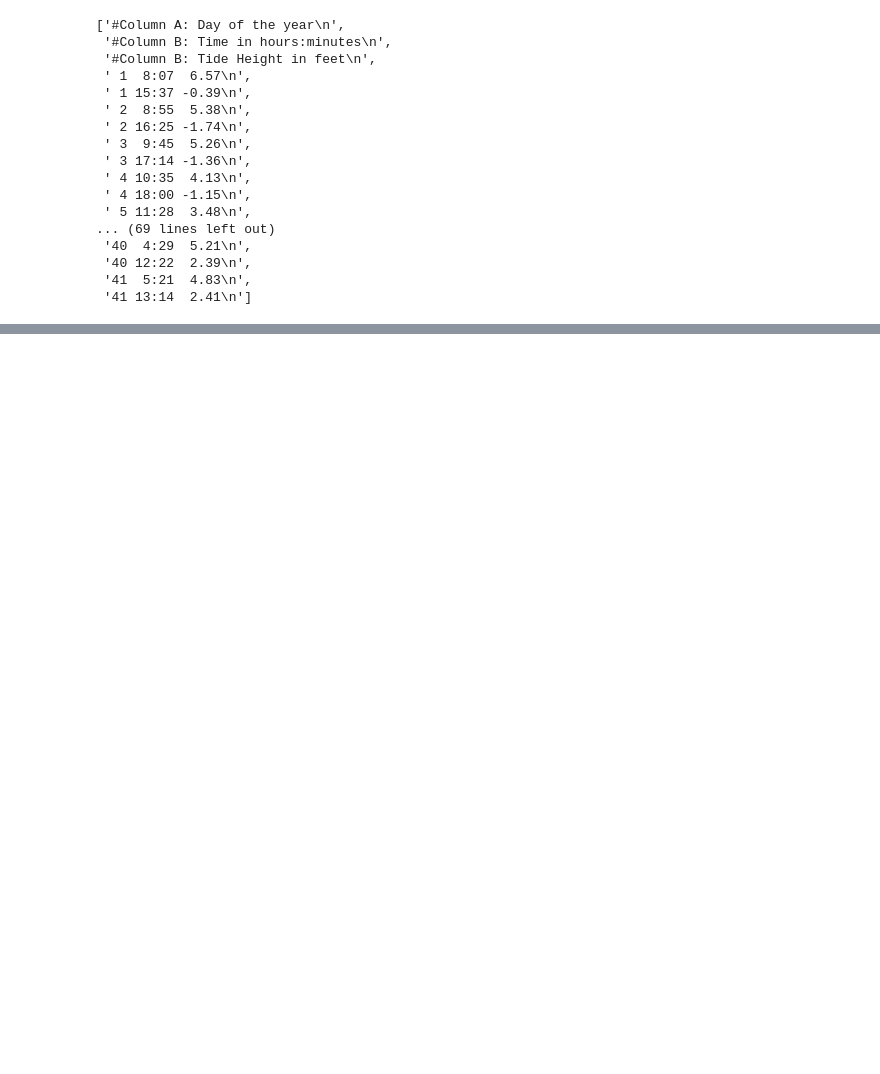
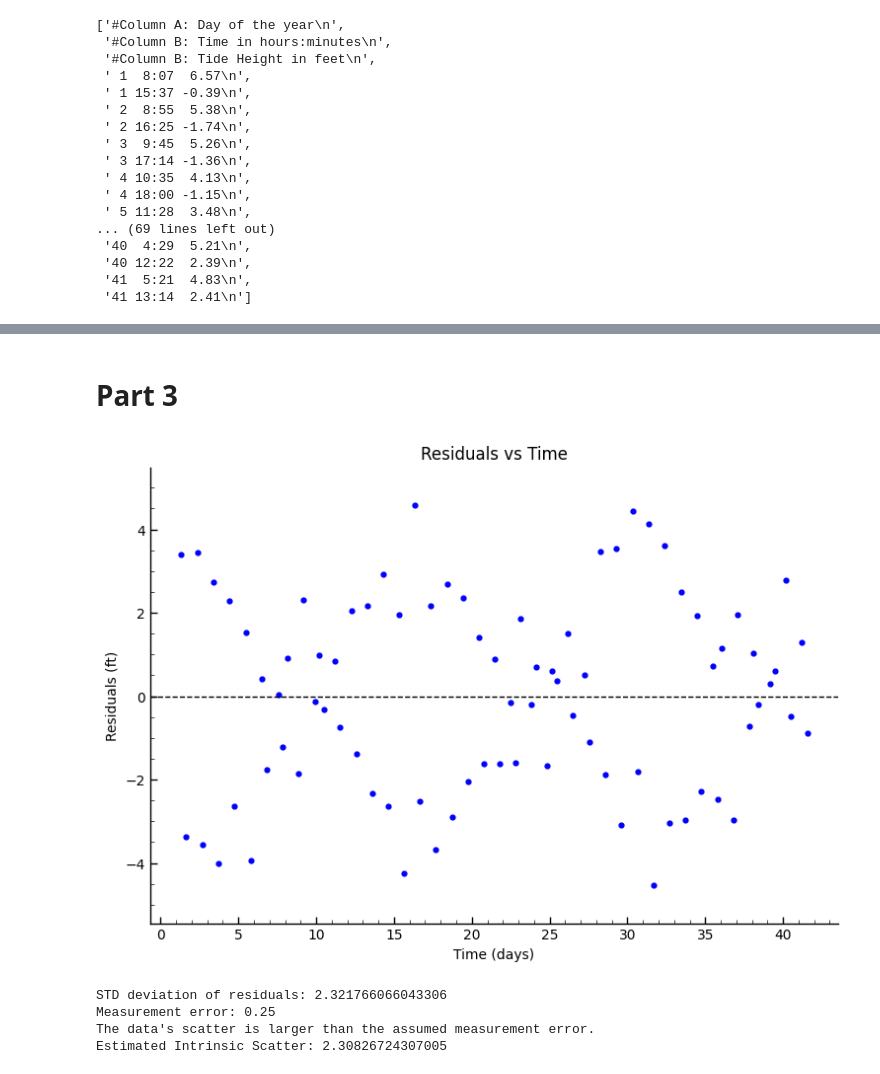
Before and after one commit to crod1333/group5-astr-19, a Jupyter notebook: group5-tidal-project.ipynb, the cells around one changed output, grey strips where cells are left out. Cells and saved outputs as stored; diff of their text form; code cells hidden in the pictures; blank space fills up the shorter version.

```diff
--- a/group5-tidal-project.ipynb
+++ b/group5-tidal-project.ipynb
@@ -114,3 +106,39 @@ plt.show()
+# %% [markdown]
+# Part 3
+# %%
+#Subtract the best fit function from the data & plot the residuals
+plt.figure(figsize=(9,6))
+plt.scatter(x, residuals, s=12, color='blue', edgecolor='blue')
+plt.axhline(0, color='black', linestyle='--', linewidth=1)
+
+plt.xlabel("Time (days)")
+plt.ylabel("Residuals (ft)")
+plt.title("Residuals vs Time")
+plt.show()
+# %% [output]
+[figure, added]
+# %%
+#Assess the deviations of the measured tidal data & the model data mathematically
+#Mathematically displaying the standard deviation of the residuals
+residual_std = np.std(residuals)
+print("STD deviation of residuals:", residual_std)
+
+#Numerically comparing the standard deviation to the assumed measurement error of 0.25 ft
+measurement_error = 0.25
+print("Measurement error:", measurement_error)
+
+if residual_std > measurement_error:
+    print("The data's scatter is larger than the assumed measurement error.")
+else:
+    print("The scatter follows the assumed measurement error.")
+#"Estimate the intrinsic scatter in the data after accounting for the assumed measurement error”
+Intrinsic_scatter = np.sqrt(max(0, residual_std**2 - measurement_error**2))
+print("Estimated Intrinsic Scatter:", Intrinsic_scatter)
+# %% [output]
+STD deviation of residuals: 2.321766066043306
+Measurement error: 0.25
+The data's scatter is larger than the assumed measurement error.
+Estimated Intrinsic Scatter: 2.30826724307005
 # %%
 #plot the residuals
 plt.figure(figsize=(9,9))
```
Also changed, not shown: parts of 14 cells of this notebook.
